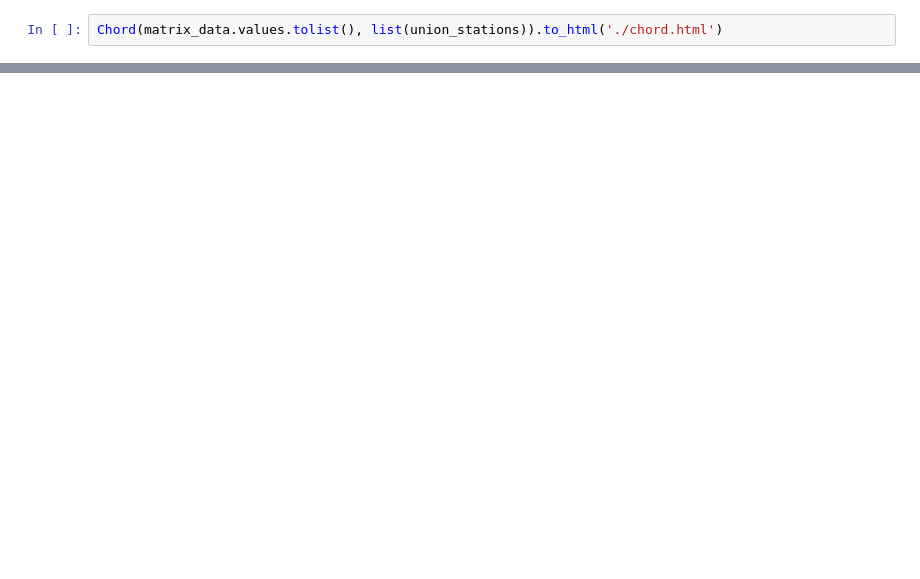
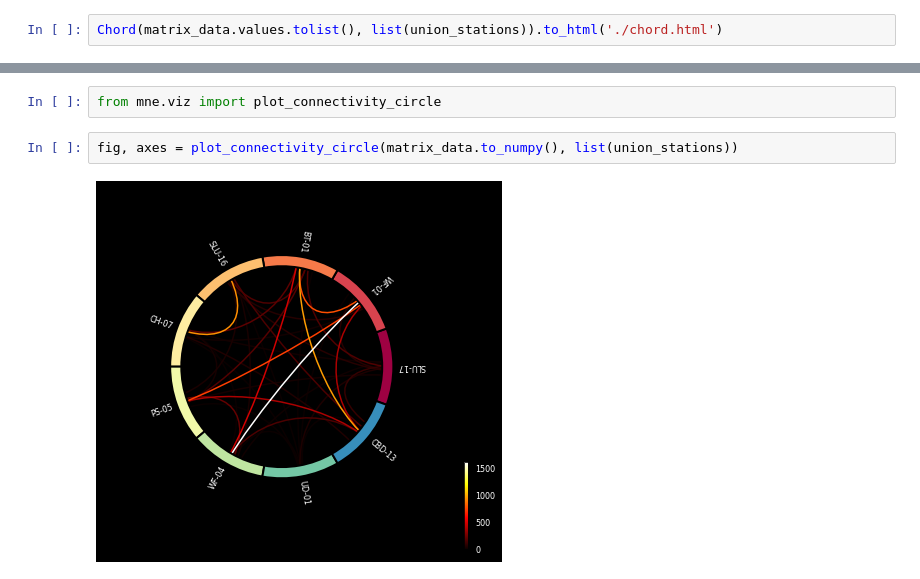
Before and after one commit to HenriqueCastros/GraficosChordESankey, a Jupyter notebook: Aula08.ipynb, the cells around one changed output, grey strips where cells are left out. Saved outputs shown, nothing was run; the diff lists cells and outputs as text; blank space fills up the shorter version.

```diff
--- a/Aula08.ipynb
+++ b/Aula08.ipynb
@@ -188,0 +210,6 @@ Chord(matrix_data.values.tolist(), list(union_stations)).to_html('./chord.html')
+# %%
+from mne.viz import plot_connectivity_circle
+# %%
+fig, axes = plot_connectivity_circle(matrix_data.to_numpy(), list(union_stations))
+# %% [output]
+[figure, added]
```
Also changed, not shown: parts of 9 cells of this notebook, 1 other file.
